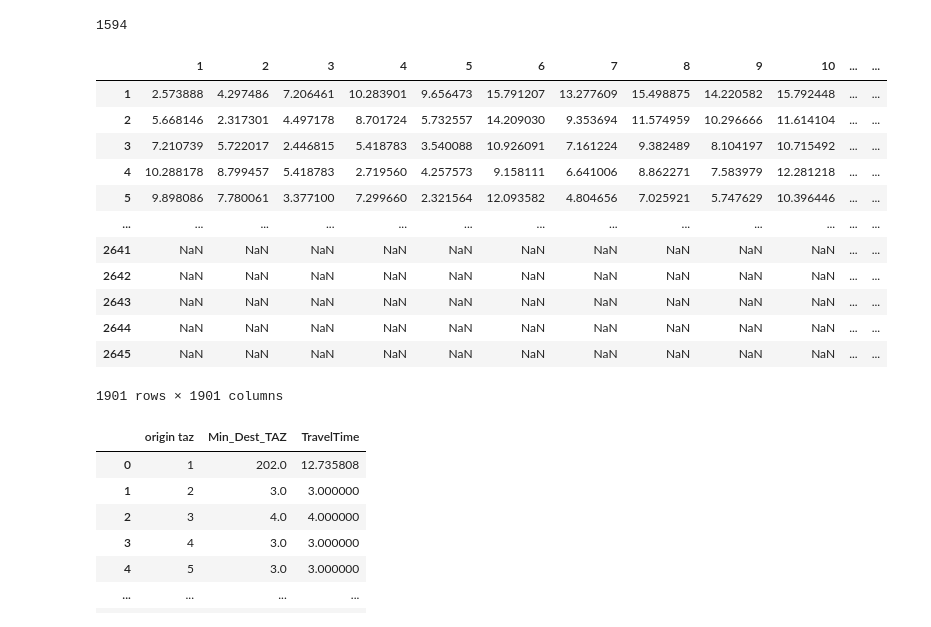
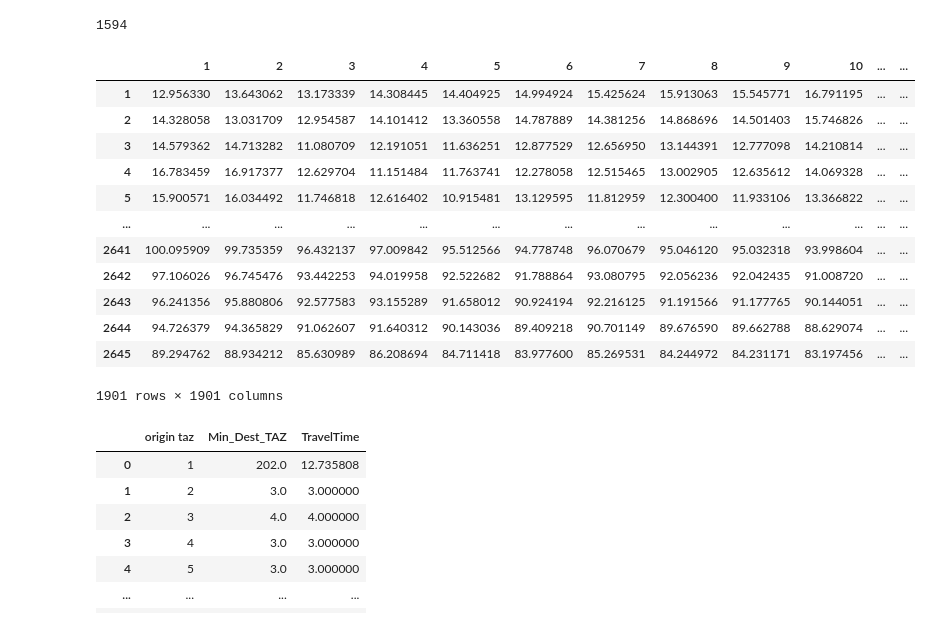
Before and after one commit to mmatkinson7/LRTP_DIDB_AVGTT, a Jupyter notebook: LTRP_DIDB_AVGTT_JULY21.ipynb, the cells around one changed output. Saved outputs shown, nothing was run; the diff lists cells and outputs as text; code cells hidden in the pictures.

Commit message:
change SOV skim from CongTime to CongTime_wTerminalTimes

```diff
--- a/LTRP_DIDB_AVGTT_JULY21.ipynb
+++ b/LTRP_DIDB_AVGTT_JULY21.ipynb
@@ -110,7 +110,7 @@ for x in skims_AM.keys():
                         +np.array(skims_AM[x]['Transfer Wait Time'])+np.array(skims_AM[x]['Transfer Walk Time']))[1:1902, 1:1902],
                                    index=tazs, columns=tazs).replace(-np.inf, np.nan)
     if x == 'SOV':
-        AM_Tables[x] = pd.DataFrame(np.array(skims_AM[x]['CongTime'])[1:1902, 1:1902],
+        AM_Tables[x] = pd.DataFrame(np.array(skims_AM[x]['CongTime_wTerminalTimes'])[1:1902, 1:1902],
                                    index=tazs, columns=tazs).replace(-np.inf, np.nan)
     if x == 'Walk':
         AM_Tables[x] = pd.DataFrame((np.array(skims_AM[x]['WalkTime']))[1:1902, 1:1902],
@@ -133,7 +133,7 @@ for x in skims_MD.keys():
                         +np.array(skims_MD[x]['Transfer Wait Time'])+np.array(skims_MD[x]['Transfer Walk Time']))[1:1902, 1:1902],
                                    index=tazs, columns=tazs).replace(-np.inf, np.nan)
     if x == 'SOV':
-        MD_Tables[x] = pd.DataFrame(np.array(skims_MD[x]['CongTime'])[1:1902, 1:1902],
+        MD_Tables[x] = pd.DataFrame(np.array(skims_MD[x]['CongTime_wTerminalTimes'])[1:1902, 1:1902],
                                    index=tazs, columns=tazs).replace(-np.inf, np.nan)
     if x == 'Walk':
         MD_Tables[x] = pd.DataFrame((np.array(skims_MD[x]['WalkTime']))[1:1902, 1:1902],
@@ -157,20 +157,20 @@ DAT_RapidTransit_skim_MD.close()
 WAT_Transit_skim_MD.close()
 SOV_skim_MD.close()
 # %%
-AM_Tables['Walk']
+AM_Tables['SOV']
 # %% [output]
 |  | 1 | 2 | 3 | 4 | 5 | 6 | 7 | 8 | 9 | 10 | ... | ... |
-| 1 | 2.573888 | 4.297486 | 7.206461 | 10.283901 | 9.656473 | 15.791207 | 13.277609 | 15.498875 | 14.220582 | 15.792448 | ... | ... |
-| 2 | 5.668146 | 2.317301 | 4.497178 | 8.701724 | 5.732557 | 14.209030 | 9.353694 | 11.574959 | 10.296666 | 11.614104 | ... | ... |
-| 3 | 7.210739 | 5.722017 | 2.446815 | 5.418783 | 3.540088 | 10.926091 | 7.161224 | 9.382489 | 8.104197 | 10.715492 | ... | ... |
-| 4 | 10.288178 | 8.799457 | 5.418783 | 2.719560 | 4.257573 | 9.158111 | 6.641006 | 8.862271 | 7.583979 | 12.281218 | ... | ... |
-| 5 | 9.898086 | 7.780061 | 3.377100 | 7.299660 | 2.321564 | 12.093582 | 4.804656 | 7.025921 | 5.747629 | 10.396446 | ... | ... |
+| 1 | 12.956330 | 13.643062 | 13.173339 | 14.308445 | 14.404925 | 14.994924 | 15.425624 | 15.913063 | 15.545771 | 16.791195 | ... | ... |
+| 2 | 14.328058 | 13.031709 | 12.954587 | 14.101412 | 13.360558 | 14.787889 | 14.381256 | 14.868696 | 14.501403 | 15.746826 | ... | ... |
+| 3 | 14.579362 | 14.713282 | 11.080709 | 12.191051 | 11.636251 | 12.877529 | 12.656950 | 13.144391 | 12.777098 | 14.210814 | ... | ... |
+| 4 | 16.783459 | 16.917377 | 12.629704 | 11.151484 | 11.763741 | 12.278058 | 12.515465 | 13.002905 | 12.635612 | 14.069328 | ... | ... |
+| 5 | 15.900571 | 16.034492 | 11.746818 | 12.616402 | 10.915481 | 13.129595 | 11.812959 | 12.300400 | 11.933106 | 13.366822 | ... | ... |
 | ... | ... | ... | ... | ... | ... | ... | ... | ... | ... | ... | ... | ... |
-| 2641 | NaN | NaN | NaN | NaN | NaN | NaN | NaN | NaN | NaN | NaN | ... | ... |
-| 2642 | NaN | NaN | NaN | NaN | NaN | NaN | NaN | NaN | NaN | NaN | ... | ... |
-| 2643 | NaN | NaN | NaN | NaN | NaN | NaN | NaN | NaN | NaN | NaN | ... | ... |
-| 2644 | NaN | NaN | NaN | NaN | NaN | NaN | NaN | NaN | NaN | NaN | ... | ... |
-| 2645 | NaN | NaN | NaN | NaN | NaN | NaN | NaN | NaN | NaN | NaN | ... | ... |
+| 2641 | 100.095909 | 99.735359 | 96.432137 | 97.009842 | 95.512566 | 94.778748 | 96.070679 | 95.046120 | 95.032318 | 93.998604 | ... | ... |
+| 2642 | 97.106026 | 96.745476 | 93.442253 | 94.019958 | 92.522682 | 91.788864 | 93.080795 | 92.056236 | 92.042435 | 91.008720 | ... | ... |
+| 2643 | 96.241356 | 95.880806 | 92.577583 | 93.155289 | 91.658012 | 90.924194 | 92.216125 | 91.191566 | 91.177765 | 90.144051 | ... | ... |
+| 2644 | 94.726379 | 94.365829 | 91.062607 | 91.640312 | 90.143036 | 89.409218 | 90.701149 | 89.676590 | 89.662788 | 88.629074 | ... | ... |
+| 2645 | 89.294762 | 88.934212 | 85.630989 | 86.208694 | 84.711418 | 83.977600 | 85.269531 | 84.244972 | 84.231171 | 83.197456 | ... | ... |
 1901 rows × 1901 columns
 # %%
 #make DAT tables (get min for each cell!)
```
Also changed, not shown: parts of 1 cell of this notebook.
